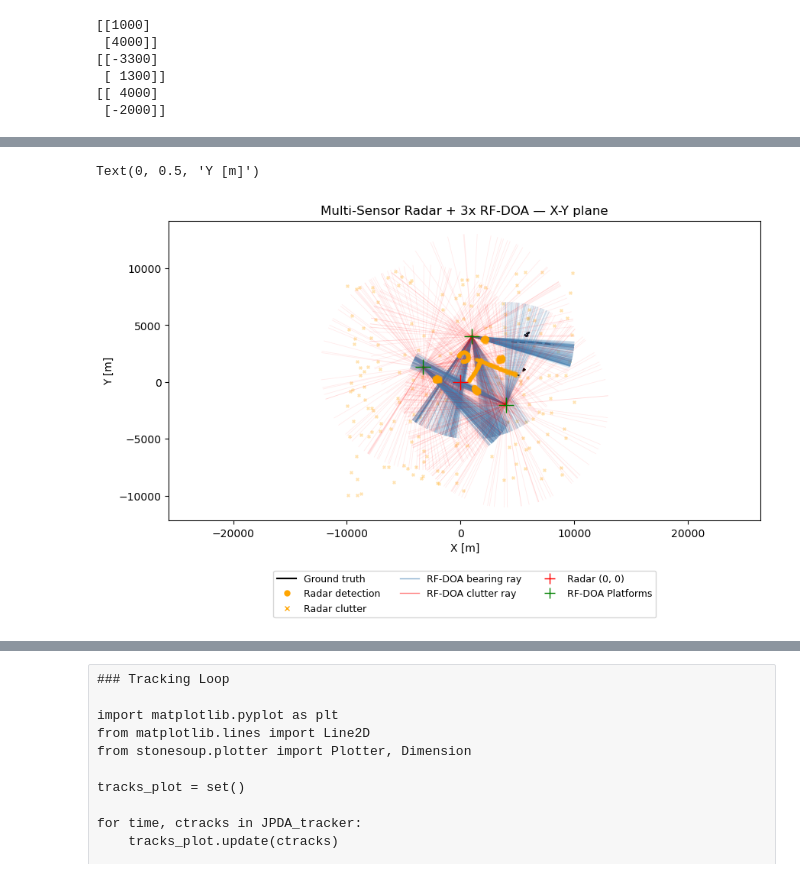
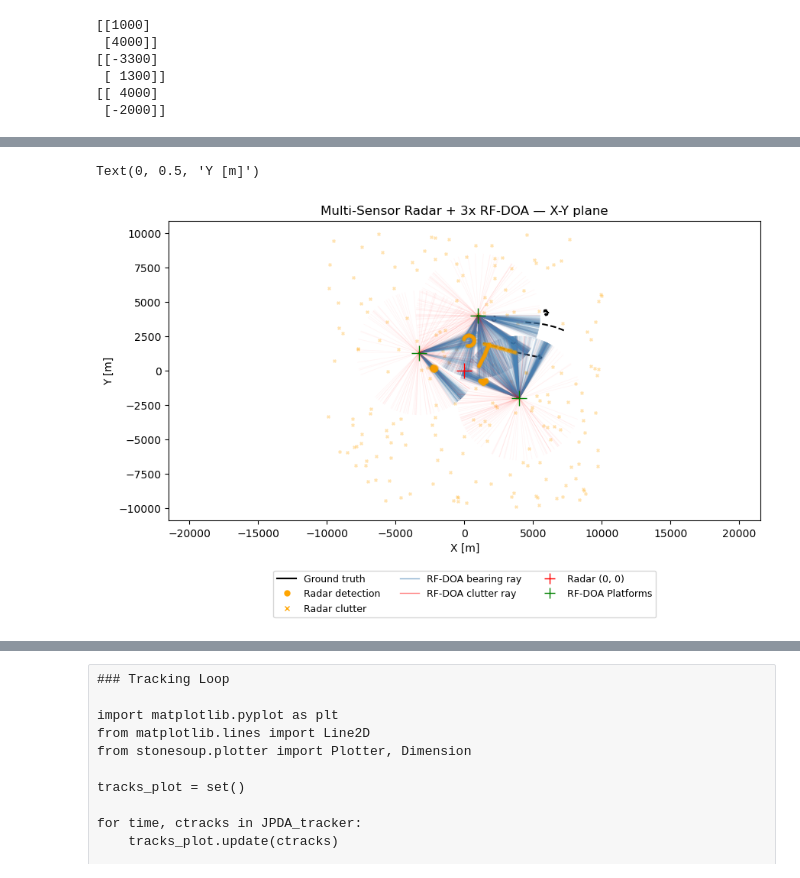
Before and after one commit to UmbertoMaffei/Multi-Sensor-Data-Fusion-for-Multi-Target-Drone-Tracking-in-Counter-UAS-Applications, a Jupyter notebook: SS_examples/RF_RADAR_Ex_v4.ipynb, the cells around one changed output, grey strips where cells are left out. Cells and saved outputs as stored; diff of their text form; code cells hidden in the pictures.

```diff
--- a/SS_examples/RF_RADAR_Ex_v4.ipynb
+++ b/SS_examples/RF_RADAR_Ex_v4.ipynb
@@ -68,13 +68,13 @@ Since the RF-DOA sensor produce only information about bearing, only one standar
 # %%
 ## Tuning the sensors accuracy params (+/-)
 
-radar_ele_nois_std_dev = 6 # radar elevation nois std dev
-radar_azi_nois_std_dev = 1 # radar azimuth nois std dev
-radar_ran_nois_std_dev = 5 # radar range nois std dev
-radar_max_range = 5000     # rfdoa max range
+radar_ele_nois_std_dev = 3 # radar elevation nois std dev
+radar_azi_nois_std_dev = 0.8 # radar azimuth nois std dev
+radar_ran_nois_std_dev = 3 # radar range nois std dev
+radar_max_range = 4000     # rfdoa max range
 
-rfdoa_azi_nois_std_dev = 1 # rfdoa azimuth nois std dev
-rfdoa_max_range = 3000     # rfdoa max range
+rfdoa_azi_nois_std_dev = 2 # rfdoa azimuth nois std dev
+rfdoa_max_range = 4500     # rfdoa max range
 # %% [markdown]
 ## Clutter models for false position detections
 
@@ -627,7 +627,7 @@ plotter = Plotter(dimension=Dimension.TWO)
 plotter.plot_ground_truths(truths, [0, 2], color='black')
 
 # ── RF-DOA: draw bearing rays from origin
-RAY_LEN = 8_000   # arbitrary display length [m]
+RAY_LEN = 4500   # arbitrary display length [m]
 
 # Dizionario per mappare i sensori con le loro coordinate di origine e i loro set di rilevazioni
 # Formato: (x_origin, y_origin): (true_detections, clutter_detections)
@@ -646,7 +646,7 @@ for (x_orig, y_orig), (true_dets, clutter_dets) in rfdoa_sensors_data.items():
         plotter.ax.plot(
             [x_orig, x_orig + RAY_LEN * np.cos(b)],
             [y_orig, y_orig + RAY_LEN * np.sin(b)],
-            color='steelblue', alpha=0.12, linewidth=0.7
+            color='steelblue', alpha=0.04, linewidth=0.7
         )
 
     # Plot clutter detections
@@ -655,7 +655,7 @@ for (x_orig, y_orig), (true_dets, clutter_dets) in rfdoa_sensors_data.items():
         plotter.ax.plot(
             [x_orig, x_orig + RAY_LEN * np.cos(b)],
             [y_orig, y_orig + RAY_LEN * np.sin(b)],
-            color='red', alpha=0.08, linewidth=0.6
+            color='red', alpha=0.04, linewidth=0.6
         )
 
     # ── Platform marker per ciascun sensore
@@ -707,7 +707,7 @@ if radar_true:
         rys,
         s=6,
         c='orange',
-        alpha=0.2,
+        alpha=0.09,
         zorder=3,
         label='Radar detections',
     )
@@ -732,7 +732,7 @@ rfdoa_mapping = {
     (4000, -2000): (rfdoa3_true, rfdoa3_clutter),
 }
 
-RAY_LEN = 9_000  # arbitrary display length [m]
+RAY_LEN = 4500  # arbitrary display length [m]
 
 for (x0, y0), (true_set, clutter_set) in rfdoa_mapping.items():
     # Draw true bearing rays
@@ -742,7 +742,7 @@ for (x0, y0), (true_set, clutter_set) in rfdoa_mapping.items():
             [x0, x0 + RAY_LEN * np.cos(b)],
             [y0, y0 + RAY_LEN * np.sin(b)],
             color='steelblue',
-            alpha=0.12,
+            alpha=0.06,
             linewidth=0.7,
         )
 
@@ -753,7 +753,7 @@ for (x0, y0), (true_set, clutter_set) in rfdoa_mapping.items():
             [x0, x0 + RAY_LEN * np.cos(b)],
             [y0, y0 + RAY_LEN * np.sin(b)],
             color='red',
-            alpha=0.08,
+            alpha=0.04,
             linewidth=0.6,
         )
 
@@ -763,31 +763,31 @@ for (x0, y0), (true_set, clutter_set) in rfdoa_mapping.items():
 # ── Radar platform marker
 plotter.ax.plot(0, 0, 'r+', markersize=14, zorder=5)
 
 # ── Legend
 legend_elems = [
     Line2D([0], [0], color='black', lw=1.5, label='Ground truth'),
     Line2D([0], [0], color='orange', lw=0, marker='o', ms=5, label='Radar detection'),
     Line2D([0], [0], color='orange', lw=0, marker='x', ms=5, label='Radar clutter'),
     Line2D([0], [0], color='steelblue', lw=1, alpha=0.6, label='RF-DOA bearing ray'),
     Line2D([0], [0], color='red', lw=1, alpha=0.5, label='RF-DOA clutter ray'),
     Line2D([0], [0], color='red', lw=0, marker='+', ms=10, label='Radar (0, 0)'),
     Line2D([0], [0], color='green', lw=0, marker='+', ms=10, label='RF-DOA Platforms'),
 ]
 
 # Adjust layout to fit legend below
 pos = plotter.ax.get_position()
 plotter.ax.set_position([pos.x0, pos.y0 + 0.15, pos.width, pos.height * 0.85])
 plotter.ax.legend(
     handles=legend_elems,
     loc='upper center',
     bbox_to_anchor=(0.5, -0.15),
     ncol=3,
     fontsize=9,
 )
 
 plotter.ax.set_title('Multi-Sensor Radar + 3x RF-DOA — X-Y plane')
 plotter.ax.set_xlabel('X [m]')
 plotter.ax.set_ylabel('Y [m]')
 # %% [output]
 Text(0, 0.5, 'Y [m]')
-[figure, old version]
+[figure, new version]
```
Also changed, not shown: parts of 19 cells of this notebook.
